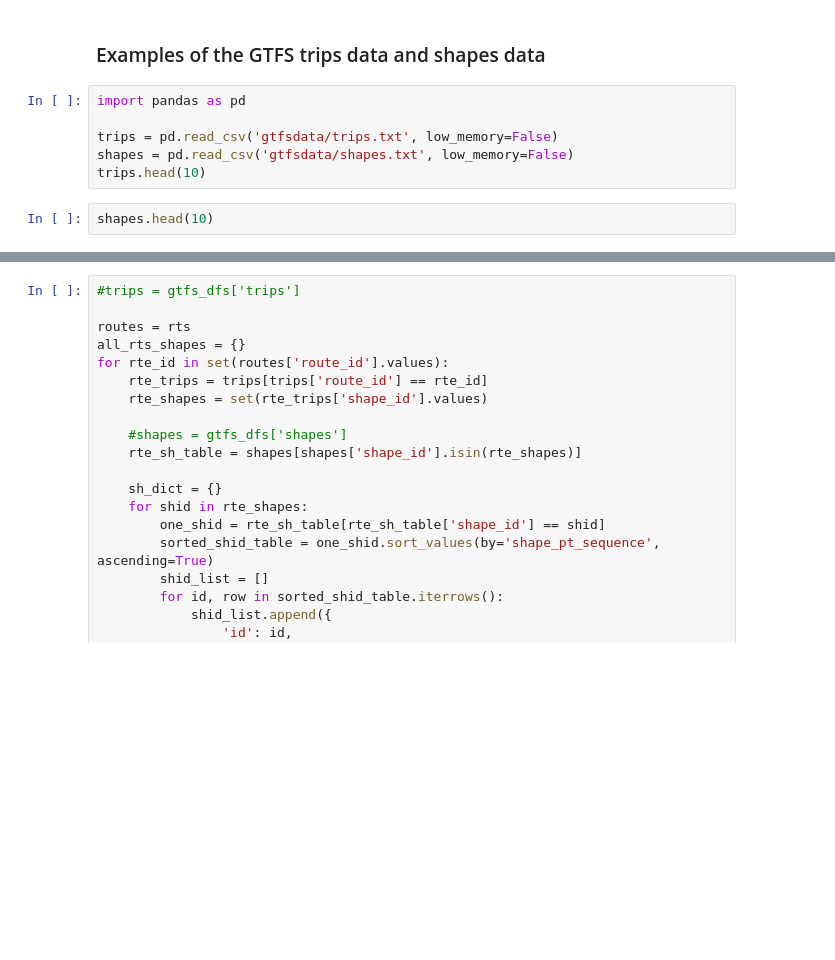
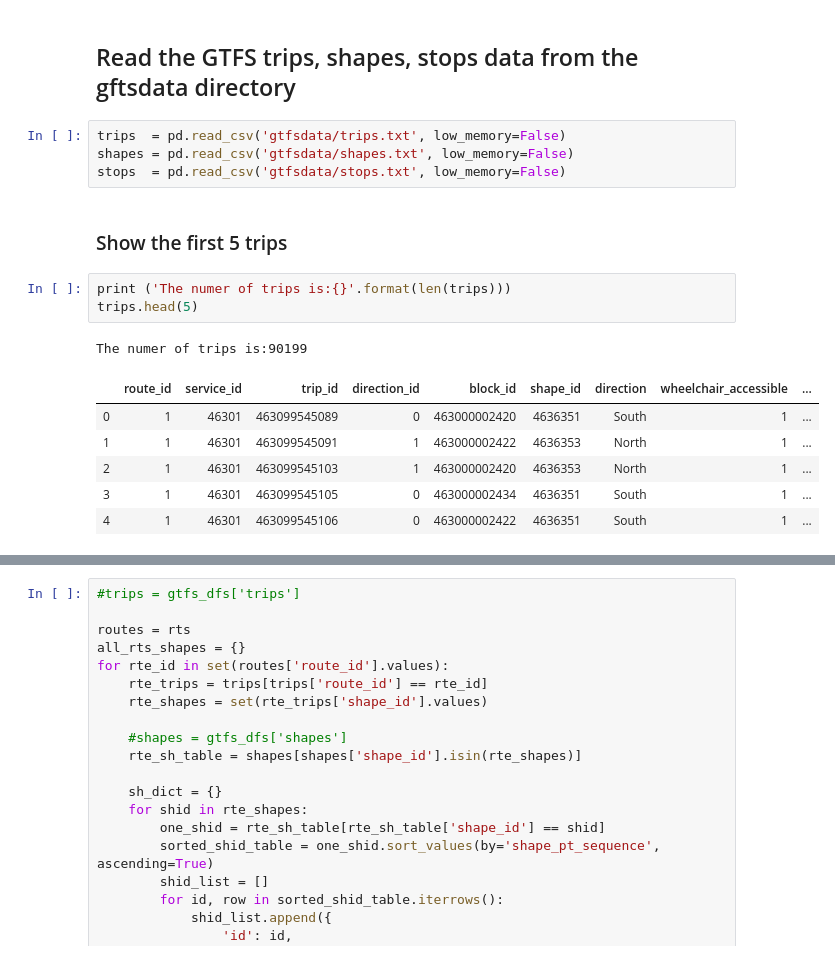
Before and after one commit to cybergis/cybergis-jupyter-notebook-repo, a Jupyter notebook: geospatial/Spatial_Analysis_GTFS_Chicago.ipynb, the cells around one changed output, grey strips where cells are left out. Drawn from its saved outputs; the diff is of its cells as text; blank space fills up the shorter version.

```diff
--- a/geospatial/Spatial_Analysis_GTFS_Chicago.ipynb
+++ b/geospatial/Spatial_Analysis_GTFS_Chicago.ipynb
@@ -34,10 +48,19 @@ os.listdir('./gtfsdata')
 # %% [markdown]
-### Examples of the GTFS trips data and shapes data
+## Read the GTFS trips, shapes, stops data from the gftsdata directory
 # %%
-import pandas as pd
-
-trips = pd.read_csv('gtfsdata/trips.txt', low_memory=False)
+trips  = pd.read_csv('gtfsdata/trips.txt', low_memory=False)
 shapes = pd.read_csv('gtfsdata/shapes.txt', low_memory=False)
-trips.head(10)
+stops  = pd.read_csv('gtfsdata/stops.txt', low_memory=False)
-# %%
-shapes.head(10)
+# %% [markdown]
+### Show the first 5 trips
+# %%
+print ('The numer of trips is:{}'.format(len(trips)))
+trips.head(5)
+# %% [output]
+The numer of trips is:90199
+|  | route_id | service_id | trip_id | direction_id | block_id | shape_id | direction | wheelchair_accessible | ... |
+| 0 | 1 | 46301 | 463099545089 | 0 | 463000002420 | 4636351 | South | 1 | ... |
+| 1 | 1 | 46301 | 463099545091 | 1 | 463000002422 | 4636353 | North | 1 | ... |
+| 2 | 1 | 46301 | 463099545103 | 1 | 463000002420 | 4636353 | North | 1 | ... |
+| 3 | 1 | 46301 | 463099545105 | 0 | 463000002434 | 4636351 | South | 1 | ... |
+| 4 | 1 | 46301 | 463099545106 | 0 | 463000002422 | 4636351 | South | 1 | ... |
```
Also changed, not shown: parts of 29 cells of this notebook.
